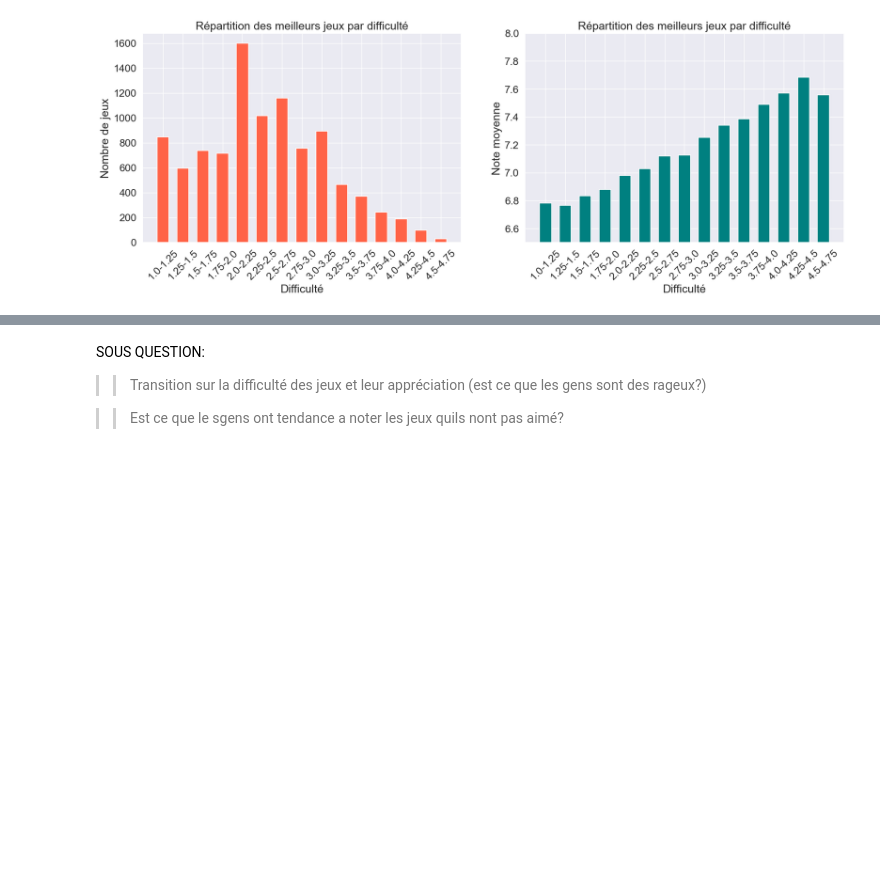
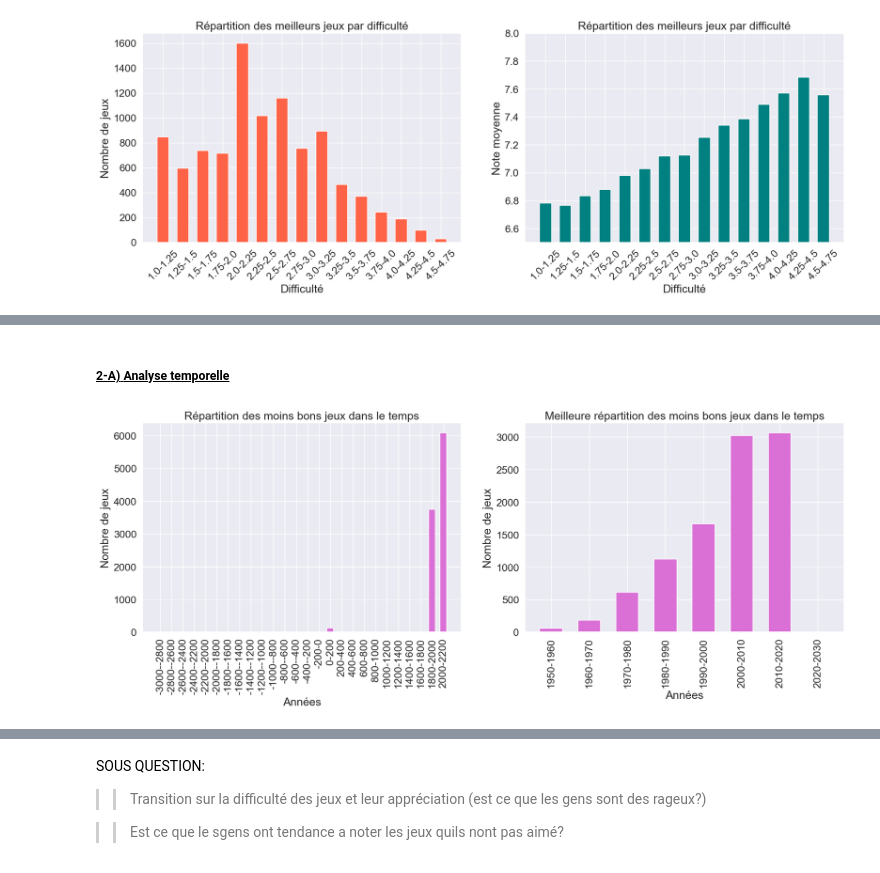
Before and after one commit to LOISGALLAUD/issd, a Jupyter notebook: PROJET/LGALLAUD.ipynb, the cells around one changed output, grey strips where cells are left out. Saved outputs shown, nothing was run; the diff lists cells and outputs as text; code cells hidden in the pictures; blank space fills up the shorter version.

```diff
--- a/PROJET/LGALLAUD.ipynb
+++ b/PROJET/LGALLAUD.ipynb
@@ -213,7 +223,6 @@ good_games = df[df['average'] > median]
 # %% [markdown]
 Seconde chose à prendre en compte: **le nombre de vote**. Si un jeu est très bien noté mais qu'il n'y a que 5 votants, on pourrait considérer que la note n'est pas pertinente. Commençons par regarder la repartion du nombre de vote:
 # %%
-# Intervalles de 10 ans
 intervals = [[i, i+200] for i in range(0, 1000, 200)]
 
 # Calcul du nombre de jeux par intervalle
@@ -222,12 +231,6 @@ for interval in intervals:
     i, j = interval
     games_in_interval = good_games[(good_games['usersrated'] >= i) & (good_games['usersrated'] < j)]
     amounts.append(len(games_in_interval))
-
-# Calcul de la moyenne, médiane et de l'écart type
-mean = df['yearpublished'].mean()
-median = df['yearpublished'].median()
-std = df['yearpublished'].std()
-print(f"Moyenne: {mean:.2f} - Médiane: {median:.2f} - Ecart type: {std:.2f}")
 
 # Création de l'histogramme en barres
 plt.figure(figsize=(10,6))
@@ -554,0 +572,42 @@ bad_years = pd.DataFrame(bad_games['yearpublished'])
+# %% [markdown]
+##### <ins>**2-A)** Analyse **temporelle**</ins>
+# %%
+# Intervalles de 10 ans
+intervals = [[i, i+200] for i in range(-3000, 2021, 200)]
+better_intervals = [[i, i+10] for i in range(1950, 2021, 10)]
+
+# Calcul du nombre de jeux par intervalle
+amounts = []
+for interval in intervals:
+    i, j = interval
+    games_in_interval = bad_years[(bad_years['yearpublished'] >= i) & (bad_years['yearpublished'] < j)]
+    amounts.append(len(games_in_interval))
+
+better_amounts = []
+for interval in better_intervals:
+    i, j = interval
+    games_in_interval = bad_years[(bad_years['yearpublished'] >= i) & (bad_years['yearpublished'] < j)]
+    better_amounts.append(len(games_in_interval))
+
+# Création de l'histogramme en barres
+plt.figure(figsize=(20,6))
+plt.subplot(1, 2, 1)
+plt.title("Répartition des moins bons jeux dans le temps")
+plt.xlabel("Années")
+plt.xticks(rotation=90)
+plt.ylabel("Nombre de jeux")
+labels = [f"{i}-{i+200}" for i in range(-3000, 2021, 200)]
+plt.bar(labels, amounts, linewidth=1.2, width=0.6, color="orchid")
+
+plt.subplot(1, 2, 2)
+plt.title("Meilleure répartition des moins bons jeux dans le temps")
+plt.xlabel("Années")
+plt.xticks(rotation=90)
+plt.ylabel("Nombre de jeux")
+labels = [f"{i}-{i+10}" for i in range(1950, 2021, 10)]
+plt.bar(labels, better_amounts, linewidth=1.2, width=0.6, color="orchid")
+
+
+plt.show()
+# %% [output]
+[figure, added]
```
Also changed, not shown: parts of 30 cells of this notebook, 2 other files.
